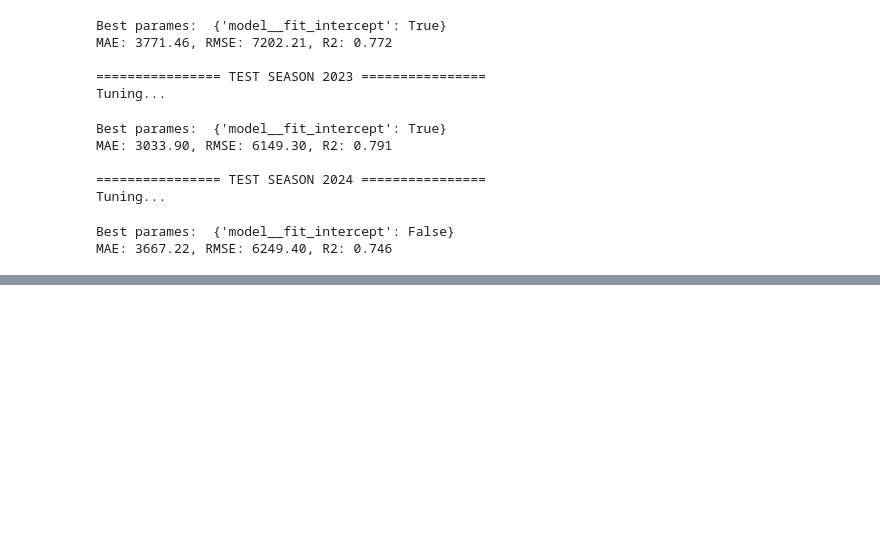
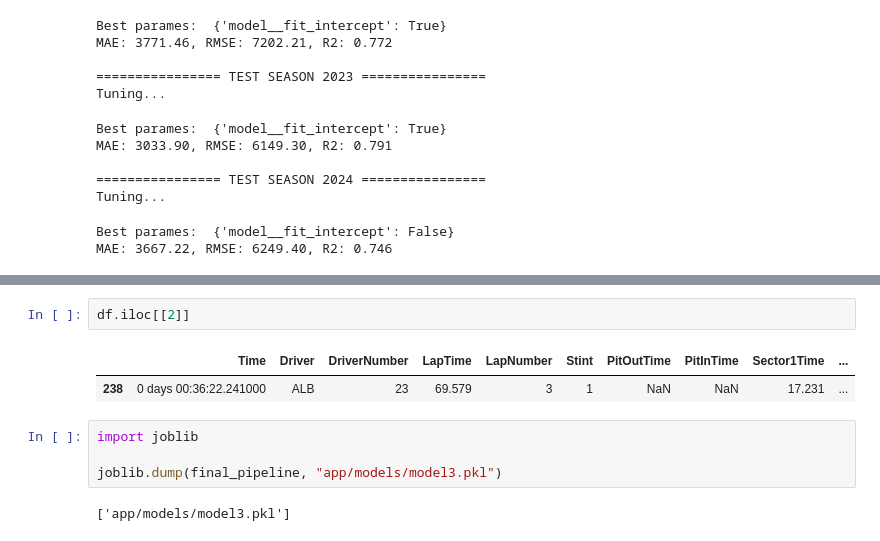
Before and after one commit to Ognjeniii/f1-predictions, a Jupyter notebook: Model3.ipynb, the cells around one changed output, grey strips where cells are left out. Cells and saved outputs as stored; diff of their text form; blank space fills up the shorter version.

Commit message:
model 3 app creation

```diff
--- a/Model3.ipynb
+++ b/Model3.ipynb
@@ -840,0 +953,11 @@ MAE: 3667.22, RMSE: 6249.40, R2: 0.746
+# %%
+df.iloc[[2]]
+# %% [output]
+|  | Time | Driver | DriverNumber | LapTime | LapNumber | Stint | PitOutTime | PitInTime | Sector1Time | ... |
+| 238 | 0 days 00:36:22.241000 | ALB | 23 | 69.579 | 3 | 1 | NaN | NaN | 17.231 | ... |
+# %%
+import joblib
+
+joblib.dump(final_pipeline, "app/models/model3.pkl")
+# %% [output]
+['app/models/model3.pkl']
```
Also changed, not shown: parts of 11 cells of this notebook, 2 other files.
